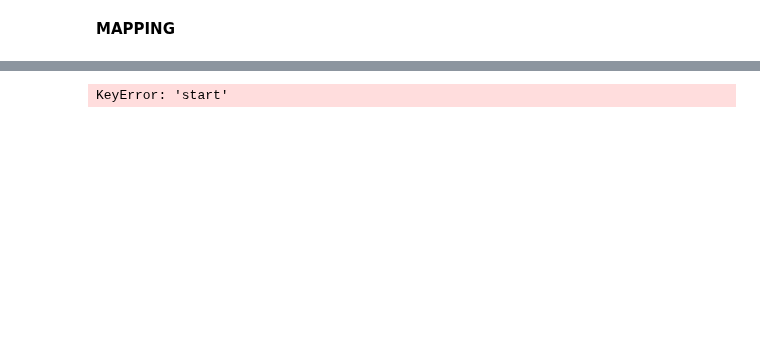
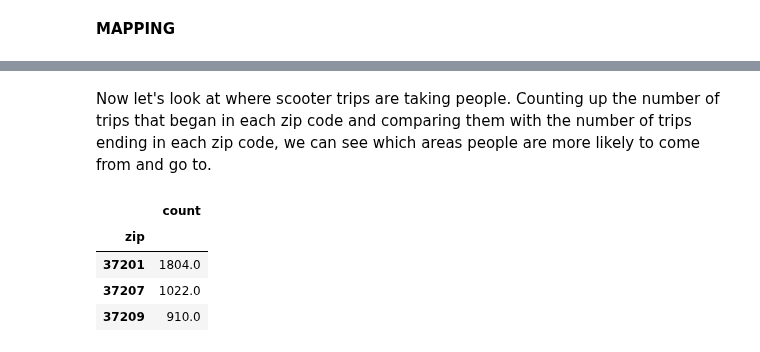
Before and after one commit to NSS-Data-Analytics-Cohort-10/scooters-group-6, a Jupyter notebook: notebooks/scooters.ipynb, the cells around one changed output, grey strips where cells are left out. Saved outputs shown, nothing was run; the diff lists cells and outputs as text; code cells hidden in the pictures; blank space fills up the shorter version.

```diff
--- a/notebooks/scooters.ipynb
+++ b/notebooks/scooters.ipynb
@@ -327,10 +282,18 @@ ending_zip.head()
 | 11 | SPIN | SPI894 | Powered8683450 | -86.776694 | 36.163699 | POINT (-86.77669 36.16370) | 36 | 37201 | ... |
 | 12 | SPIN | SPI868 | Powered5743469 | -86.776375 | 36.160219 | POINT (-86.77637 36.16022) | 36 | 37201 | ... |
 | 14 | SPIN | SPI893 | Powered8683450 | -86.776350 | 36.163440 | POINT (-86.77635 36.16344) | 36 | 37201 | ... |
+# %% [markdown]
+Now let's look at where scooter trips are taking people. Counting up the number of trips that began in each zip code and comparing them with the number of trips ending in each zip code, we can see which areas people are more likely to come from and go to.
 # %%
 start_by_zip = pd.DataFrame(starting_zip['zip'].value_counts())
 end_by_zip = pd.DataFrame(ending_zip['zip'].value_counts())
-delta = pd.concat([start_by_zip[['company', 'x']], df2[['company', 'x']]])
-delta = pd.pivot_table(all_zip, index=['zip'], columns=['start'], aggfunc={'values': 'sum'}).reset_index()
+delta = lambda start_by_zip, end_by_zip : end_by_zip - start_by_zip
-# %% [output]
-KeyError: 'start'
+# %%
+destinations = delta(start_by_zip,end_by_zip).sort_values(by='count', ascending=False)
+destinations.head(3)
+# %% [output]
+|  | count |
+| zip |  |
+| 37201 | 1804.0 |
+| 37207 | 1022.0 |
+| 37209 | 910.0 |
```
Also changed, not shown: parts of 16 cells of this notebook, 5 other files.
